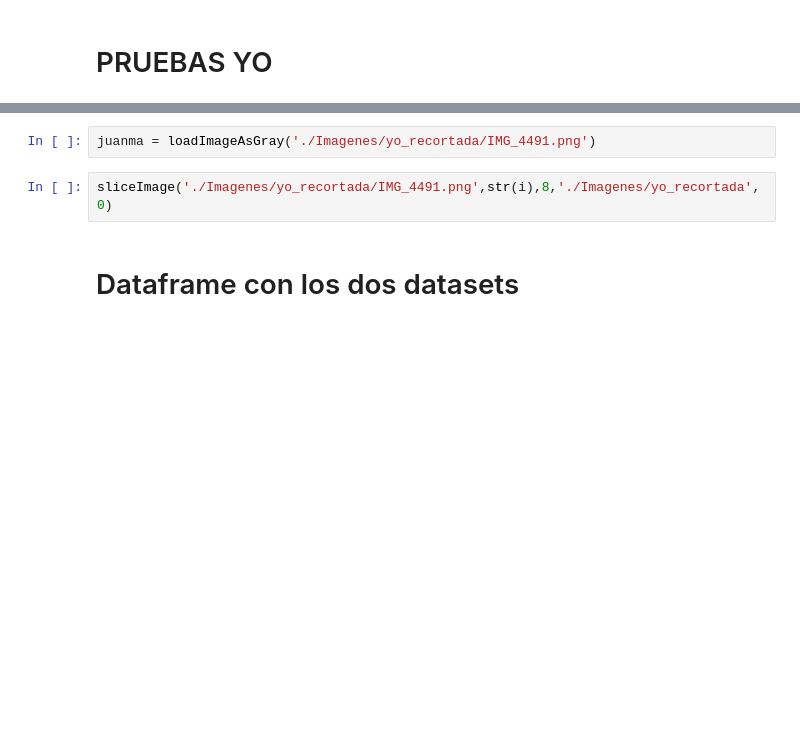
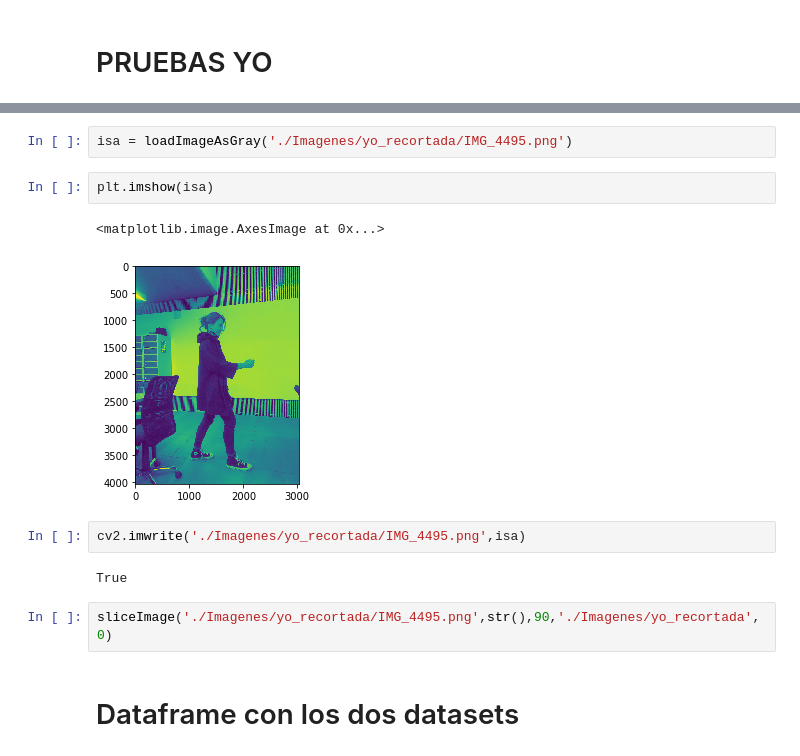
Before and after one commit to isagc/PEOPLE-DETECTING-COUNTING, a Jupyter notebook: no_personas.ipynb, the cells around one changed output, grey strips where cells are left out. Drawn from its saved outputs; the diff is of its cells as text; blank space fills up the shorter version.

```diff
--- a/no_personas.ipynb
+++ b/no_personas.ipynb
@@ -124,7 +125,16 @@ plt.imshow(im)
 # %%
-juanma = loadImageAsGray('./Imagenes/yo_recortada/IMG_4491.png')
+isa = loadImageAsGray('./Imagenes/yo_recortada/IMG_4495.png')
+# %%
+plt.imshow(isa)
+# %% [output]
+<matplotlib.image.AxesImage at 0x...>
+[figure, added]
+# %%
+cv2.imwrite('./Imagenes/yo_recortada/IMG_4495.png',isa)
+# %% [output]
+True
 # %%
-sliceImage('./Imagenes/yo_recortada/IMG_4491.png',str(i),8,'./Imagenes/yo_recortada',0)
+sliceImage('./Imagenes/yo_recortada/IMG_4495.png',str(),90,'./Imagenes/yo_recortada',0)
 # %% [markdown]
 # Dataframe con los dos datasets
 # %% [markdown]
```
Also changed, not shown: parts of 2 cells of this notebook, 3 other files.
